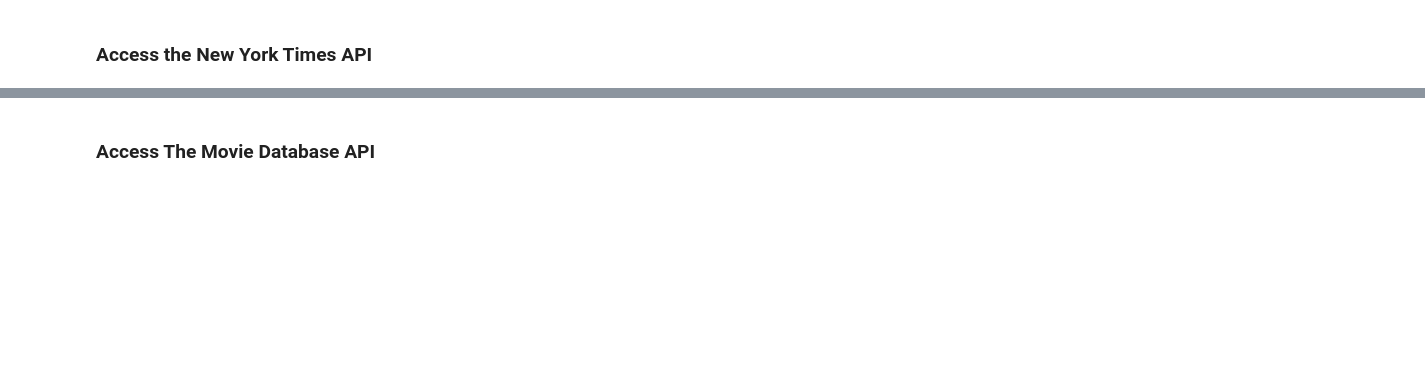
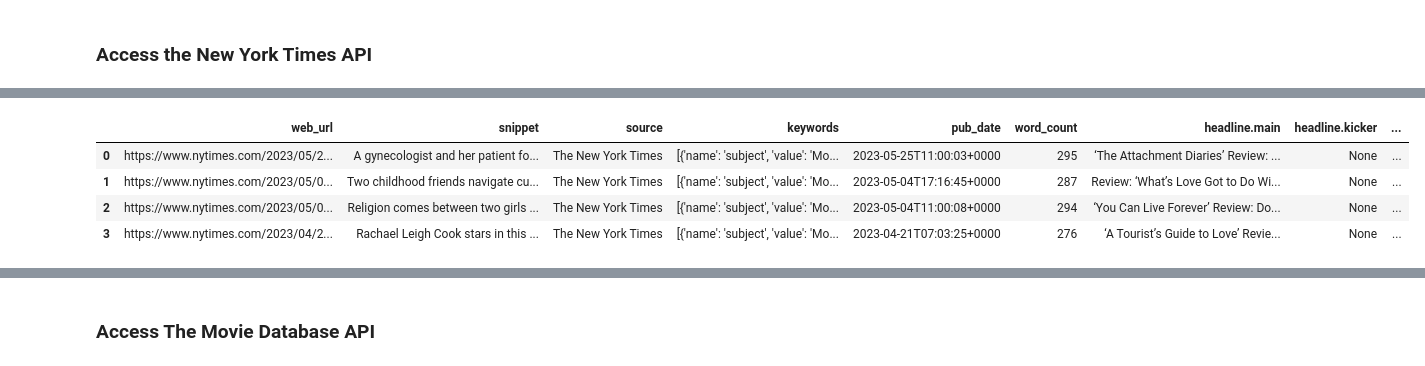
Before and after one commit to ehxewri/data-sourcing-challenge, a Jupyter notebook: retrieve_movie_data.ipynb, the cells around one changed output, grey strips where cells are left out. Saved outputs shown, nothing was run; the diff lists cells and outputs as text; code cells hidden in the pictures; blank space fills up the shorter version.

```diff
--- a/retrieve_movie_data.ipynb
+++ b/retrieve_movie_data.ipynb
@@ -100,25 +72,31 @@ for page in range(0, 1):
 # %%
-
-for page in range(0, 10):
+# Create an empty list to store the reviews
+love_movie_review=[]
+# loop through pages 0-19
+for page in range(0,20):
     # Construct the query URL for the current page
     page_url = f'{query_url}&page={page}&api-key={nyt_api_key}'
 
     try:
         # Attempt to make a "GET" request and parse the JSON response
         response = requests.get(page_url).json()
-        print(f'Page {page}:', response)
 
         # Check if the "docs" list is empty; if so, print a message and exit the loop
-        if not response["response"]["docs"]:
-            print(f'No results on page {page}, stopping.')
-            break
-
+        if not (response["response"]["docs"]):
+                raise ValueError (f'No results on page {page}, stopping.')
+        else:
+            print(f'Checked page  {page}')
         # Otherwise, process each article in "docs"
         for article in response["response"]["docs"]:
-            love_movie_review.append(article)
+            if article :
+                love_movie_review.append(article)
+            # diag print(f'article title {article["headline"]["main"]}')
         # Add a twelve second pause between requests to adhere to API query limits
         time.sleep(12)
-
+    except ValueError as e:
+        # Handle the case where no documents are found
+        print(e)
+        break
     except Exception as e:
         # Handle potential errors in the request or data processing
         print(f'An error occurred: {e}')
@@ -130,6 +147,12 @@ print (json.dumps(love_movie_review[:5], indent=4))
 # %%
 # Convert reviews_list to a Pandas DataFrame using json_normalize()
 love_movie_review_df=pd.json_normalize(love_movie_review)
-love_movie_review_df.head(5)
+love_movie_review_df.iloc[0:4]
+# %% [output]
+|  | web_url | snippet | source | keywords | pub_date | word_count | headline.main | headline.kicker | ... |
+| 0 | https://www.nytimes.com/2023/05/2... | A gynecologist and her patient fo... | The New York Times | [{'name': 'subject', 'value': 'Mo... | 2023-05-25T11:00:03+0000 | 295 | ‘The Attachment Diaries’ Review: ... | None | ... |
+| 1 | https://www.nytimes.com/2023/05/0... | Two childhood friends navigate cu... | The New York Times | [{'name': 'subject', 'value': 'Mo... | 2023-05-04T17:16:45+0000 | 287 | Review: ‘What’s Love Got to Do Wi... | None | ... |
+| 2 | https://www.nytimes.com/2023/05/0... | Religion comes between two girls ... | The New York Times | [{'name': 'subject', 'value': 'Mo... | 2023-05-04T11:00:08+0000 | 294 | ‘You Can Live Forever’ Review: Do... | None | ... |
+| 3 | https://www.nytimes.com/2023/04/2... | Rachael Leigh Cook stars in this ... | The New York Times | [{'name': 'subject', 'value': 'Mo... | 2023-04-21T07:03:25+0000 | 276 | ‘A Tourist’s Guide to Love’ Revie... | None | ... |
 # %%
 # Extract the title from the "headline.main" column and
```
Also changed, not shown: parts of 20 cells of this notebook, 2 other files.
